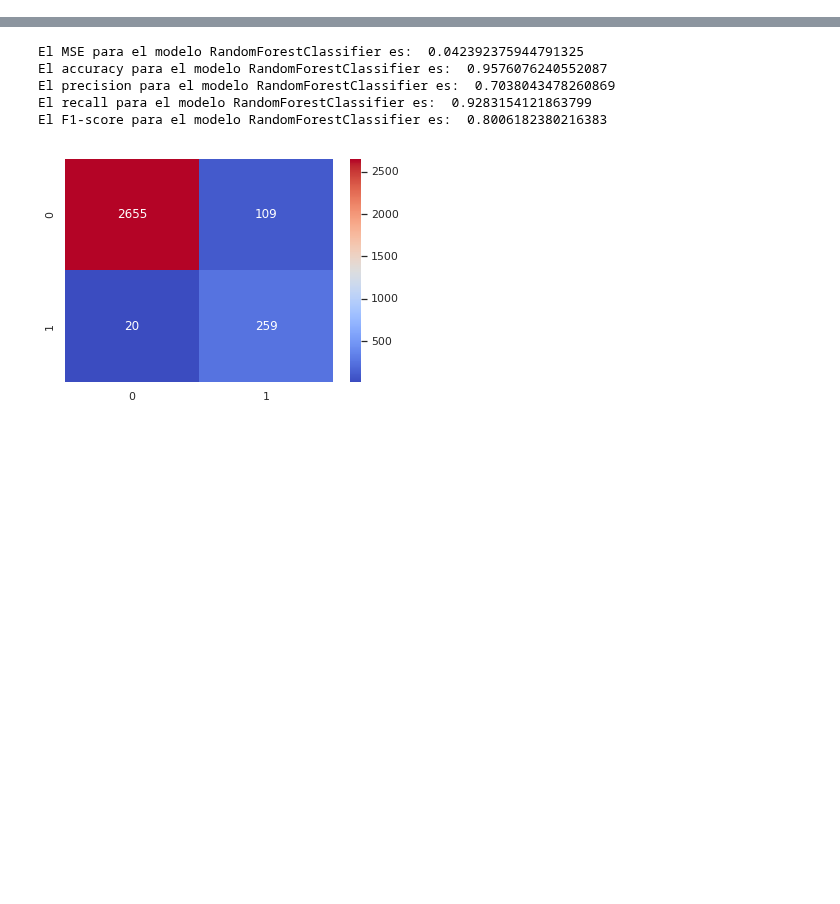
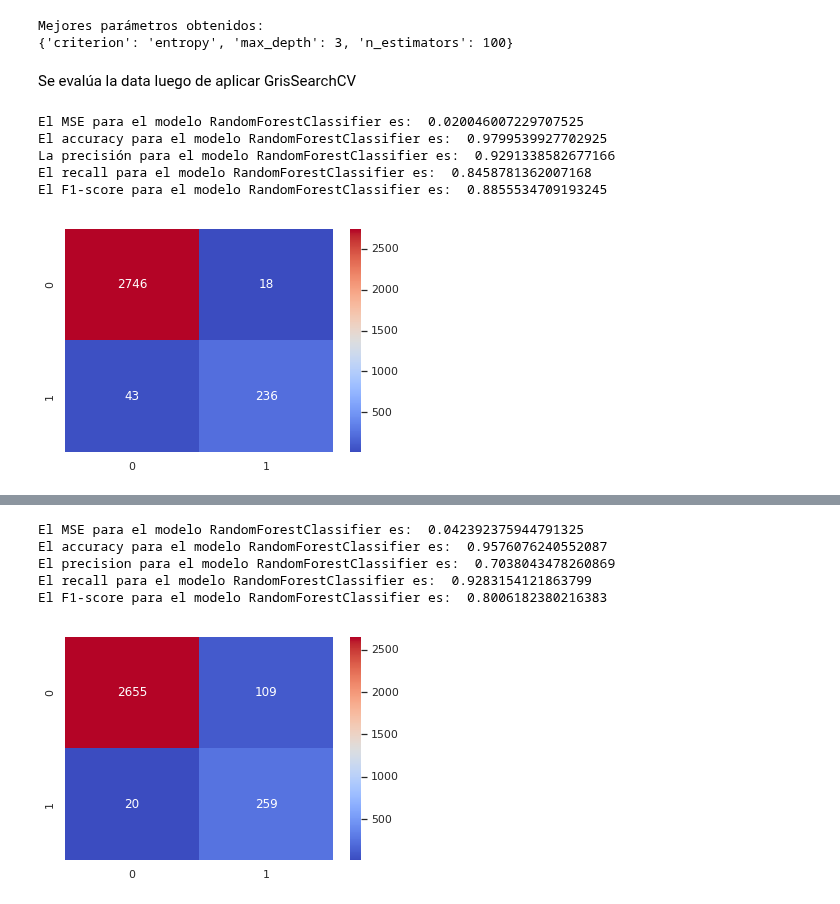
Before and after one commit to MrCycler/ML_PULSAR_CLASSIFICATION_PROJECT, a Jupyter notebook: APLICACION DE ALGORITMOS/Prueba_DataCruda.ipynb, the cells around one changed output, grey strips where cells are left out. Drawn from its saved outputs; the diff is of its cells as text; code cells hidden in the pictures; blank space fills up the shorter version.

```diff
--- a/APLICACION DE ALGORITMOS/Prueba_DataCruda.ipynb
+++ b/APLICACION DE ALGORITMOS/Prueba_DataCruda.ipynb
@@ -71,0 +85,18 @@ def eval_model(model, X_val, y_val):
+# %%
+from sklearn.model_selection import GridSearchCV
+from sklearn.metrics import make_scorer
+
+RF_grid_param = {
+    'n_estimators': [50, 100, 200],
+    'criterion': ['gini', 'entropy'],
+    'max_depth': [2,3]
+}
+# %%
+
+RF_gd = GridSearchCV(estimator=RF_model,
+                     param_grid=RF_grid_param,
+                     scoring='f1',
+                     cv=5,
+                     n_jobs=-1)
+
+RF_gd.fit(X_train, y_train)
@@ -71,0 +122,17 @@ def eval_model(model, X_val, y_val):
+# %%
+print ("Mejores parámetros obtenidos:")
+print (RF_gd.best_params_)
+# %% [output]
+Mejores parámetros obtenidos:
+{'criterion': 'entropy', 'max_depth': 3, 'n_estimators': 100}
+# %% [markdown]
+Se evalúa la data luego de aplicar GrisSearchCV
+# %%
+functions.eval_model(RF_gd.best_estimator_, X_val, y_val)
+# %% [output]
+El MSE para el modelo RandomForestClassifier es:  0.020046007229707525
+El accuracy para el modelo RandomForestClassifier es:  0.9799539927702925
+La precisión para el modelo RandomForestClassifier es:  0.9291338582677166
+El recall para el modelo RandomForestClassifier es:  0.8458781362007168
+El F1-score para el modelo RandomForestClassifier es:  0.8855534709193245
+[figure, added]
```
Also changed, not shown: parts of 43 cells of this notebook.
